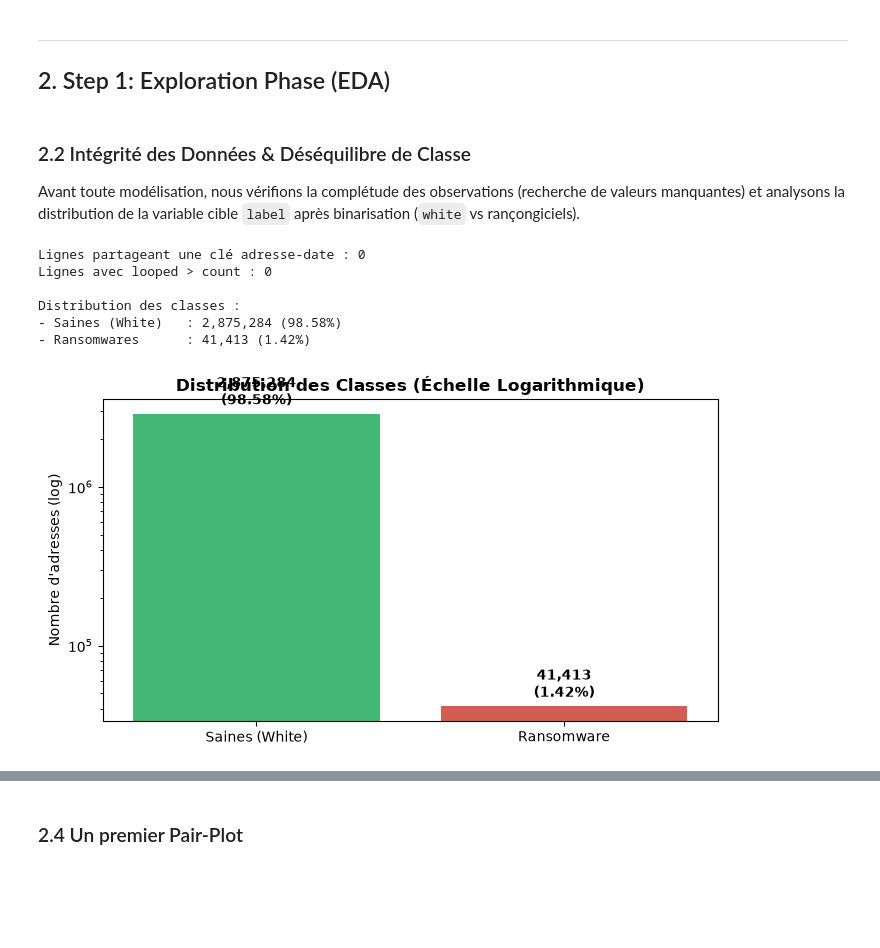
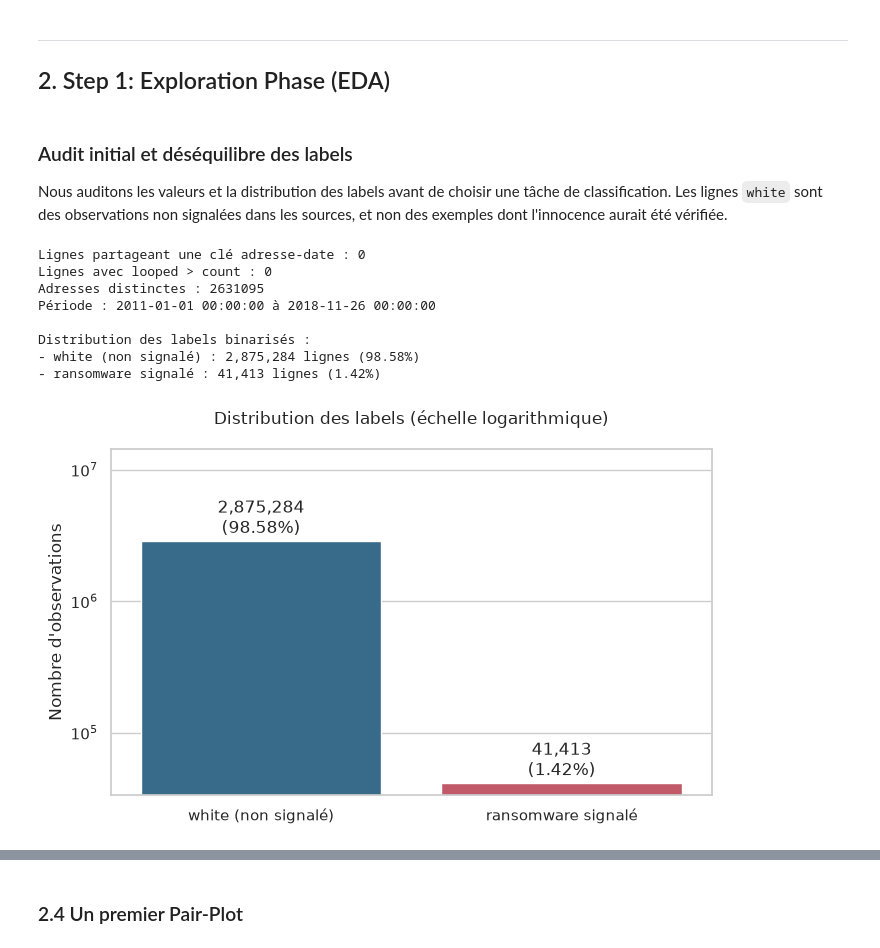
Before and after one commit to theo-mcl/ml-dm-bitcoin-heist, a Jupyter notebook: notebook.ipynb, the cells around one changed output, grey strips where cells are left out. Cells and saved outputs as stored; diff of their text form; code cells hidden in the pictures; blank space fills up the shorter version.

Commit message:
corrections : définitions, affichage, etc.

```diff
--- a/notebook.ipynb
+++ b/notebook.ipynb
@@ -32,4 +28,19 @@ from sklearn.metrics import classification_report, confusion_matrix, precision_r
 # %%
-data = pd.read_csv("BitcoinHeistData.csv")
+dtypes = {
+    "address": "string",
+    "year": "int16",
+    "day": "int16",
+    "length": "int32",
+    "weight": "float64",
+    "count": "int32",
+    "looped": "int32",
+    "neighbors": "int32",
+    "income": "float64",
+    "label": "category",
+}
+
+data = pd.read_csv("BitcoinHeistData.csv", dtype=dtypes, low_memory=False)
+print(f"Shape du dataset : {data.shape[0]:,} lignes, {data.shape[1]} colonnes")
+print(f"Mémoire profonde : {data.memory_usage(index=True, deep=True).sum() / 2**20:.2f} MiB")
 data.head()
 # %% [output]
@@ -194,53 +194,51 @@ Distribution labels (29 lignes)
 ---
 ## 2. Step 1: Exploration Phase (EDA)
 # %% [markdown]
-### 2.2 Intégrité des Données & Déséquilibre de Classe
-Avant toute modélisation, nous vérifions la complétude des observations (recherche de valeurs manquantes) et analysons la distribution de la variable cible `label` après binarisation (`white` vs rançongiciels).
+### Audit initial et déséquilibre des labels
+
+Nous auditons les valeurs et la distribution des labels avant de choisir une tâche de classification. Les lignes `white` sont des observations non signalées dans les sources, et non des exemples dont l'innocence aurait été vérifiée.
 # %%
-# 1. Observations multiples pour une même adresse et une même date.
+# La clé adresse-date sert à vérifier l'unicité d'une observation quotidienne.
 repeated_key = data_clean.duplicated(["address", "date"], keep=False)
-
-# 2. Par définition, les starters à plusieurs chemins sont un sous-ensemble
-# des starters qui atteignent l'adresse : looped devrait être <= count.
 topology_issue = data_clean["looped"].gt(data_clean["count"])
 
 print("Lignes partageant une clé adresse-date :", int(repeated_key.sum()))
 print("Lignes avec looped > count :", int(topology_issue.sum()))
+print("Adresses distinctes :", data_clean["address"].nunique())
+print("Période :", data_clean["date"].min(), "à", data_clean["date"].max())
 
-# 3. Binarisation de la cible (0 = White, 1 = Famille de ransomware connue)
-df['is_ransomware'] = (df['label'] != 'white').astype(int)
+df["is_ransomware"] = df["label"].ne("white").astype("int8")
+counts = df["is_ransomware"].value_counts().reindex([0, 1], fill_value=0)
+proportions = df["is_ransomware"].value_counts(normalize=True).reindex([0, 1], fill_value=0) * 100
 
-counts = df['is_ransomware'].value_counts()
-proportions = df['is_ransomware'].value_counts(normalize=True) * 100
+print("\nDistribution des labels binarisés :")
+print(f"- white (non signalé) : {counts[0]:,} lignes ({proportions[0]:.2f}%)")
+print(f"- ransomware signalé : {counts[1]:,} lignes ({proportions[1]:.2f}%)")
 
-print(f"\nDistribution des classes :")
-print(f"- Saines (White)   : {counts[0]:,} ({proportions[0]:.2f}%)")
-print(f"- Ransomwares      : {counts[1]:,} ({proportions[1]:.2f}%)")
-
-# Visualisation du déséquilibre de classe en échelle logarithmique
-plt.figure(figsize=(7, 4))
+plt.figure(figsize=(7, 4.5))
 ax = sns.barplot(
-    x=['Saines (White)', 'Ransomware'],
+    x=["white (non signalé)", "ransomware signalé"],
     y=counts.values,
-    hue=['Saines (White)', 'Ransomware'],
-    palette=['#2ecc71', '#e74c3c'],
-    legend=False
+    hue=["white (non signalé)", "ransomware signalé"],
+    palette=["#2A6F97", "#D1495B"],
+    legend=False,
 )
-ax.set_yscale('log')
-ax.set_title("Distribution des Classes (Échelle Logarithmique)", fontsize=12, fontweight='bold')
-ax.set_ylabel("Nombre d'adresses (log)")
-
-for i, v in enumerate(counts.values):
-    ax.text(i, v * 1.15, f"{v:,}\n({proportions[i]:.2f}%)", ha='center', fontweight='bold')
-
+ax.set_yscale("log")
+ax.set_ylim(top=counts.max() * 5)
+ax.set_title("Distribution des labels (échelle logarithmique)", pad=18)
+ax.set_ylabel("Nombre d'observations")
+for i, value in enumerate(counts.values):
+    ax.text(i, value * 1.15, f"{value:,}\n({proportions.iloc[i]:.2f}%)", ha="center")
 plt.tight_layout()
 plt.show()
 # %% [output]
 Lignes partageant une clé adresse-date : 0
 Lignes avec looped > count : 0
+Adresses distinctes : 2631095
+Période : 2011-01-01 00:00:00 à 2018-11-26 00:00:00
 
-Distribution des classes :
-- Saines (White)   : 2,875,284 (98.58%)
-- Ransomwares      : 41,413 (1.42%)
+Distribution des labels binarisés :
+- white (non signalé) : 2,875,284 lignes (98.58%)
+- ransomware signalé : 41,413 lignes (1.42%)
-[figure, old version]
+[figure, new version]
 # %% [markdown]
```
Also changed, not shown: parts of 15 cells of this notebook.
